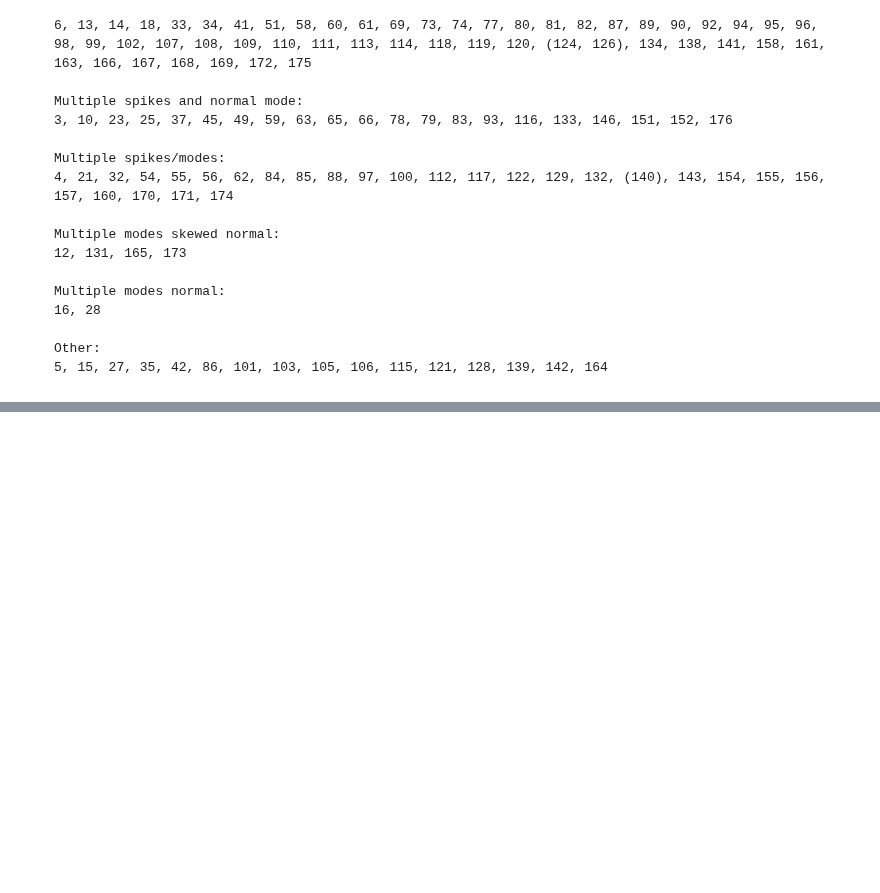
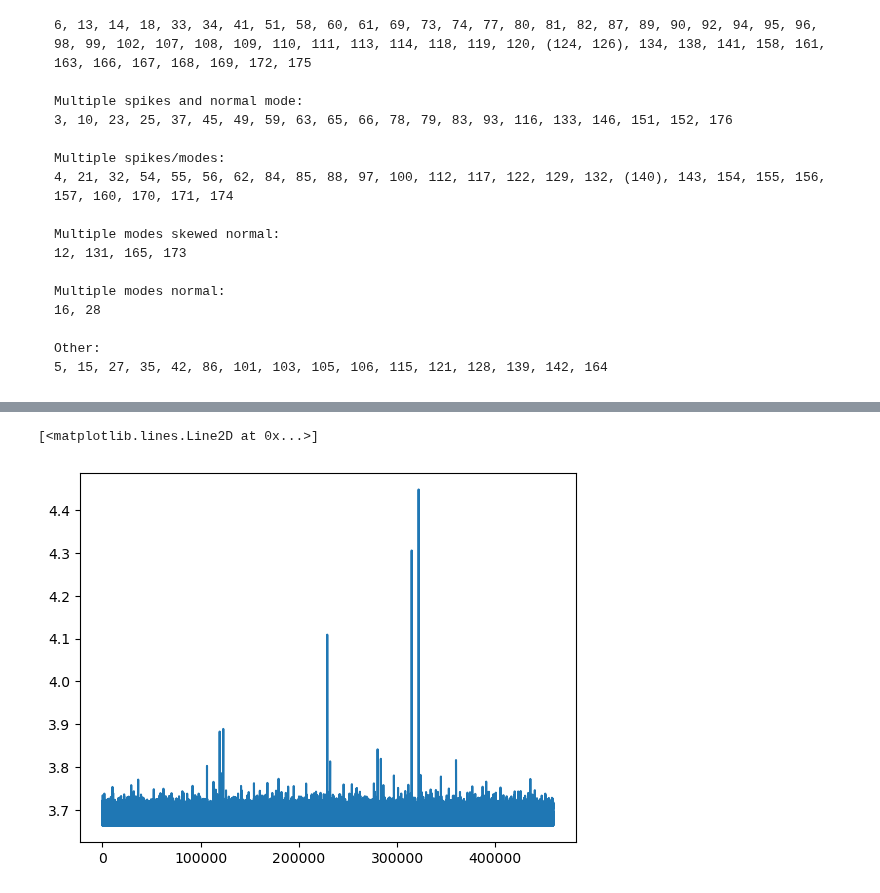
Before and after one commit to marcusGH/edain_paper, a Jupyter notebook: notebooks/types_of_variable_distributions.ipynb, the cells around one changed output, grey strips where cells are left out. Saved outputs shown, nothing was run; the diff lists cells and outputs as text; code cells hidden in the pictures; blank space fills up the shorter version.

```diff
--- a/notebooks/types_of_variable_distributions.ipynb
+++ b/notebooks/types_of_variable_distributions.ipynb
@@ -134,0 +176,5 @@ plot_var(ax, X_train[:, 0, 32])
+# %%
+plt.plot(np.log(X_train[:, 10, group2[4]] + 40))
+# %% [output]
+[<matplotlib.lines.Line2D at 0x...>]
+[figure, added]
```
Also changed, not shown: parts of 32 cells of this notebook, 3 other files.
